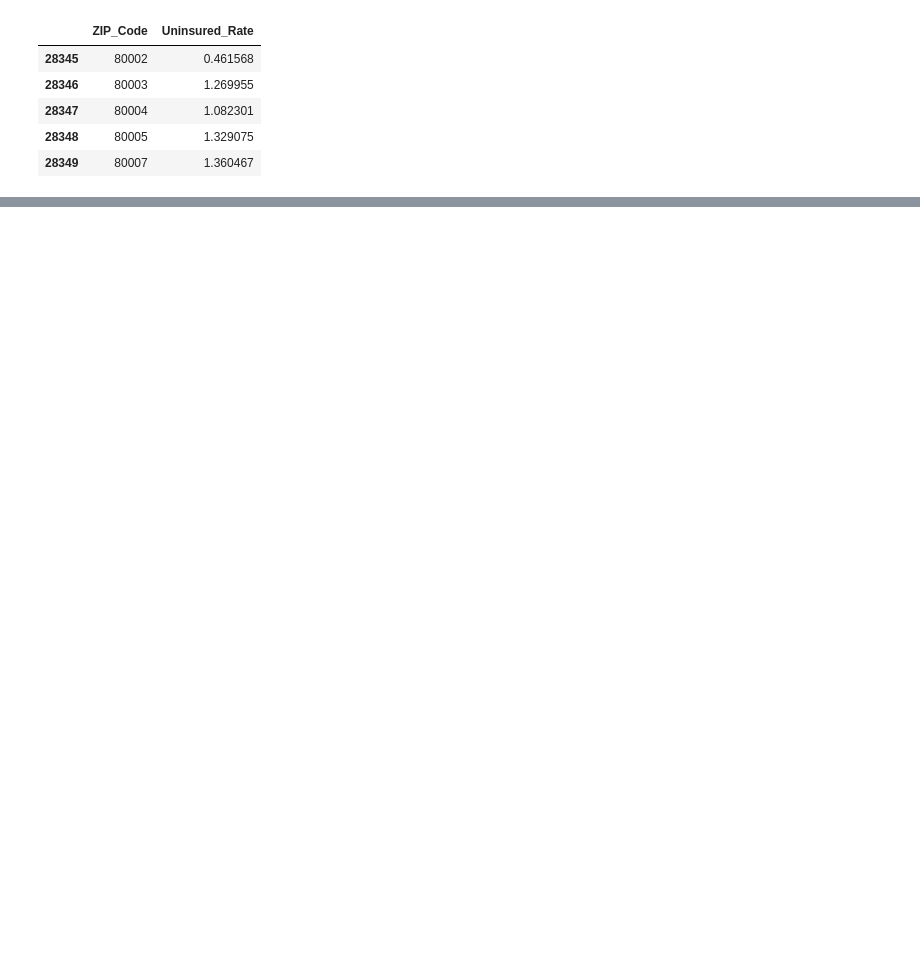
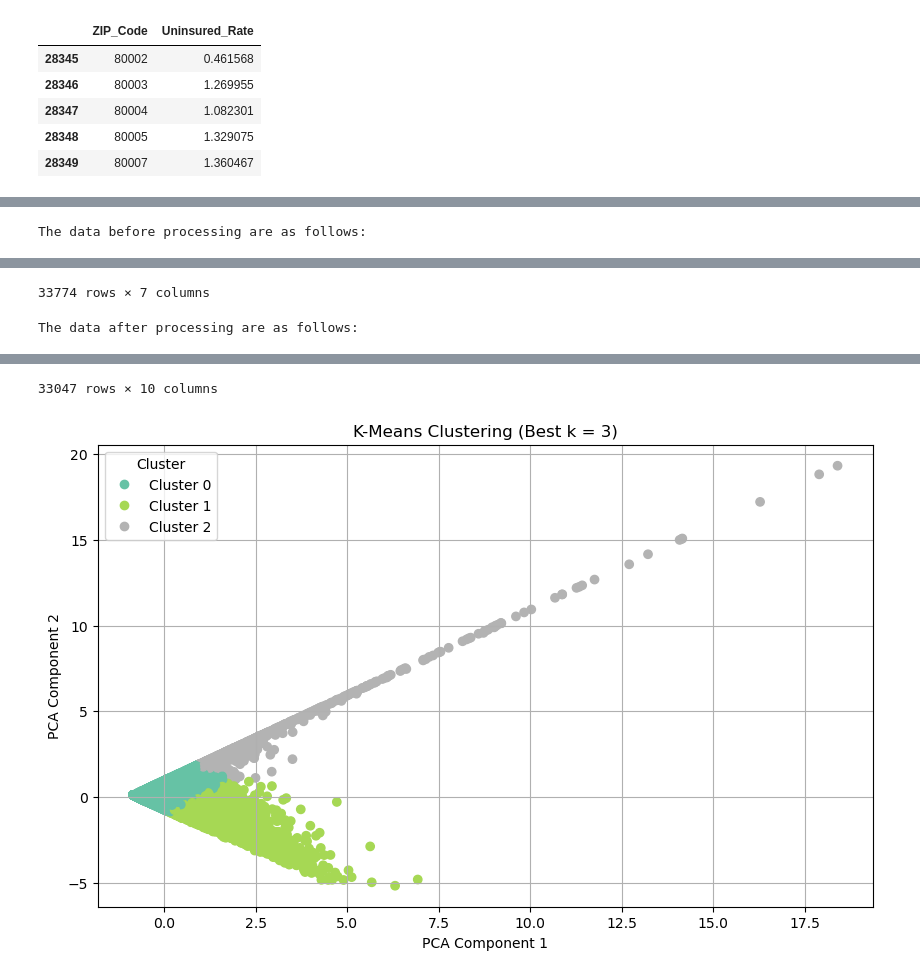
Before and after one commit to taso5789/Data-Mining-Spring-2025-Group-2, a Jupyter notebook: Quality of Life and Environment Trends/code/research_question_8.ipynb, the cells around one changed output, grey strips where cells are left out. Drawn from its saved outputs; the diff is of its cells as text; code cells hidden in the pictures; blank space fills up the shorter version.

```diff
--- a/Quality of Life and Environment Trends/code/research_question_8.ipynb
+++ b/Quality of Life and Environment Trends/code/research_question_8.ipynb
@@ -383,0 +928,76 @@ dtype: int64
+# %%
+# Display raw data
+print('The data before processing are as follows:')
+display(before_health_insurance_data)
+
+# Load the insurance data
+insurance_df = before_health_insurance_data.copy()
+insurance_df = insurance_df.rename(columns={"zip code tabulation area": "ZIP_Code"})
+
+# Clean and select relevant features
+X = insurance_df[['Uninsured_Rate', 'Total_Population']].dropna().copy()
+X_scaled = StandardScaler().fit_transform(X)
+
+# Hyperparameter tuning (searching best k)
+k_range = range(2, 8)
+scores = []
+
+for k in k_range:
+    kmeans = KMeans(n_clusters=k, random_state=42)
+    labels = kmeans.fit_predict(X_scaled)
+    silhouette = silhouette_score(X_scaled, labels)
+    db_index = davies_bouldin_score(X_scaled, labels)
+    scores.append({'k': k, 'silhouette': silhouette, 'db_index': db_index})
+
+# Find best k (maximize silhouette, minimize DB index)
+scores_df = pd.DataFrame(scores)
+best_k = scores_df.loc[scores_df['silhouette'].idxmax(), 'k']
+
+# Final clustering with best_k
+kmeans = KMeans(n_clusters=int(best_k), random_state=42)
+labels = kmeans.fit_predict(X_scaled)
+insurance_clustered = insurance_df.loc[X.index].copy()
+insurance_clustered['Cluster'] = labels
+
+# Dimensionality reduction for visualization
+pca = PCA(n_components=2)
+components = pca.fit_transform(X_scaled)
+insurance_clustered['PCA1'] = components[:, 0]
+insurance_clustered['PCA2'] = components[:, 1]
+
+# Show processed data
+print('The data after processing are as follows:')
+display(pd.DataFrame(insurance_clustered))
+
+# Cluster summary statistics
+cluster_summary = insurance_clustered.groupby('Cluster').agg({
+    'Uninsured_Rate': ['mean', 'min', 'max'],
+    'Total_Population': ['mean', 'min', 'max'],
+    'ZIP_Code': 'count'
+})
+cluster_summary.columns = ['_'.join(col).strip() for col in cluster_summary.columns.values]
+cluster_summary.reset_index(inplace=True)
+
+# Plot with legend
+plt.figure(figsize=(10, 6))
+scatter = plt.scatter(
+    insurance_clustered['PCA1'],
+    insurance_clustered['PCA2'],
+    c=insurance_clustered['Cluster'],
+    cmap='Set2'
+)
+plt.title(f'K-Means Clustering (Best k = {int(best_k)})')
+plt.xlabel('PCA Component 1')
+plt.ylabel('PCA Component 2')
+plt.grid(True)
+
+# Add legend
+handles, _ = scatter.legend_elements()
+labels = [f"Cluster {i}" for i in range(int(best_k))]
+plt.legend(handles, labels, title="Cluster")
+plt.show()
+
+# Show performance metrics and summary
+scores_df.set_index('k'), cluster_summary
+# %% [output]
+The data before processing are as follows:
@@ -383,0 +1016,2 @@ dtype: int64
+33774 rows × 7 columns
+The data after processing are as follows:
@@ -383,0 +1030,2 @@ dtype: int64
+33047 rows × 10 columns
+[figure, added]
```
Also changed, not shown: parts of 43 cells of this notebook.
